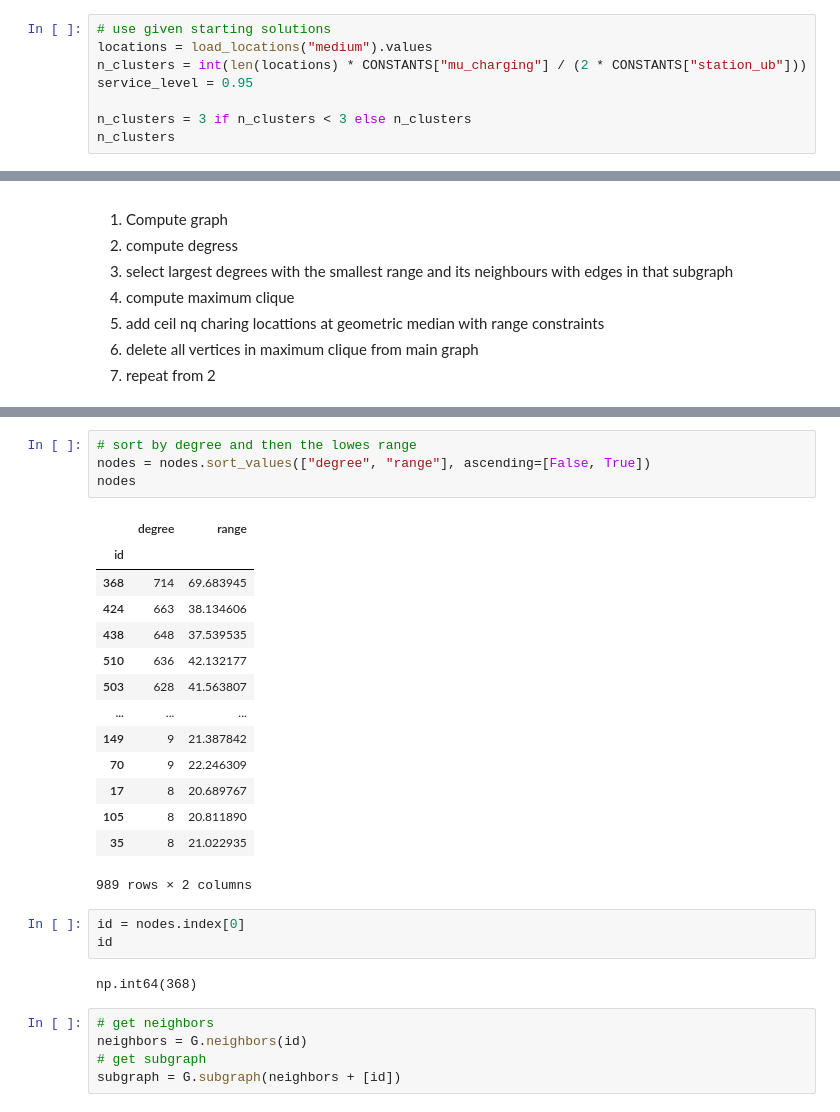
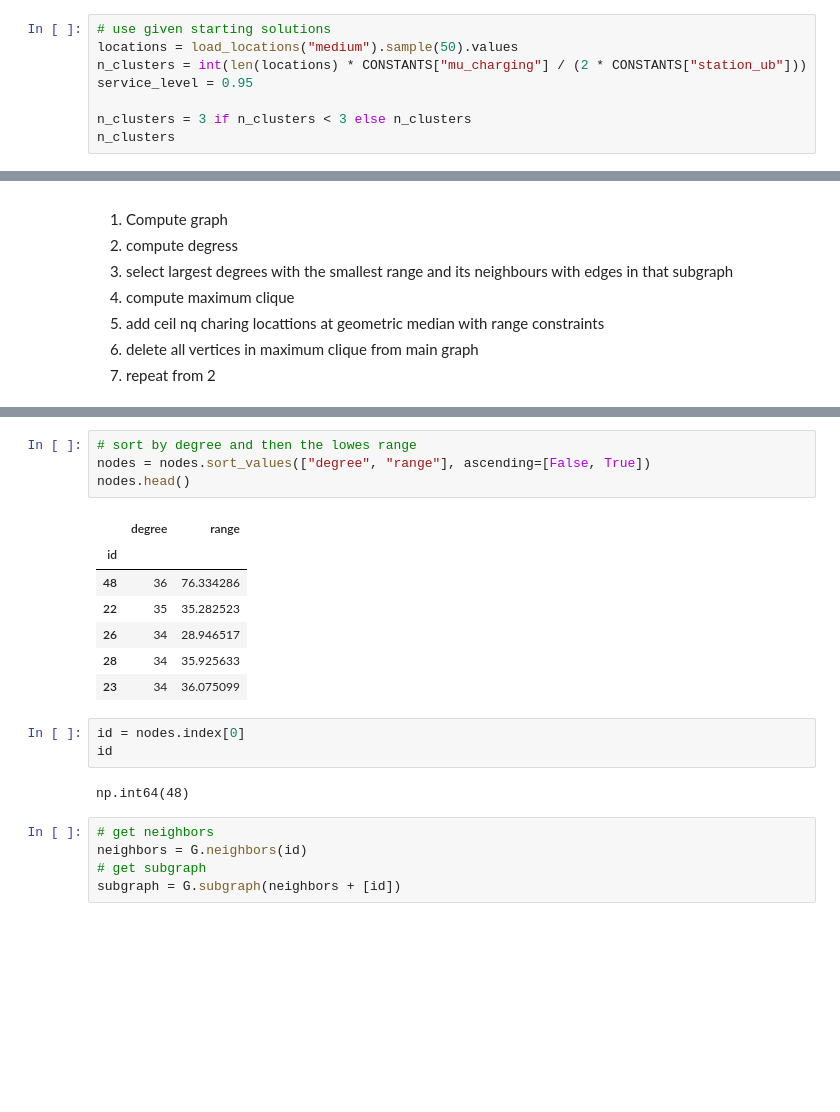
Before and after one commit to justuskilianwolff/ev-station-solver, a Jupyter notebook: test.ipynb, the cells around one changed output, grey strips where cells are left out. Cells and saved outputs as stored; diff of their text form; blank space fills up the shorter version.

```diff
--- a/test.ipynb
+++ b/test.ipynb
@@ -19,7 +19,7 @@ logger = get_logger(__name__, logging.DEBUG)
 # Try to find initial locations, deterministically...
 # %%
 # use given starting solutions
-locations = load_locations("medium").values
+locations = load_locations("medium").sample(50).values
 n_clusters = int(len(locations) * CONSTANTS["mu_charging"] / (2 * CONSTANTS["station_ub"]))
 service_level = 0.95
 
@@ -144,27 +137,20 @@ nodes
 # %%
 # sort by degree and then the lowes range
 nodes = nodes.sort_values(["degree", "range"], ascending=[False, True])
-nodes
+nodes.head()
 # %% [output]
 |  | degree | range |
 | id |  |  |
-| 368 | 714 | 69.683945 |
-| 424 | 663 | 38.134606 |
-| 438 | 648 | 37.539535 |
-| 510 | 636 | 42.132177 |
-| 503 | 628 | 41.563807 |
-| ... | ... | ... |
-| 149 | 9 | 21.387842 |
-| 70 | 9 | 22.246309 |
-| 17 | 8 | 20.689767 |
-| 105 | 8 | 20.811890 |
-| 35 | 8 | 21.022935 |
+| 48 | 36 | 76.334286 |
+| 22 | 35 | 35.282523 |
+| 26 | 34 | 28.946517 |
+| 28 | 34 | 35.925633 |
+| 23 | 34 | 36.075099 |
-989 rows × 2 columns
 # %%
 id = nodes.index[0]
 id
 # %% [output]
-np.int64(368)
+np.int64(48)
 # %%
 # get neighbors
 neighbors = G.neighbors(id)
```
Also changed, not shown: parts of 7 cells of this notebook, 1 other file.
